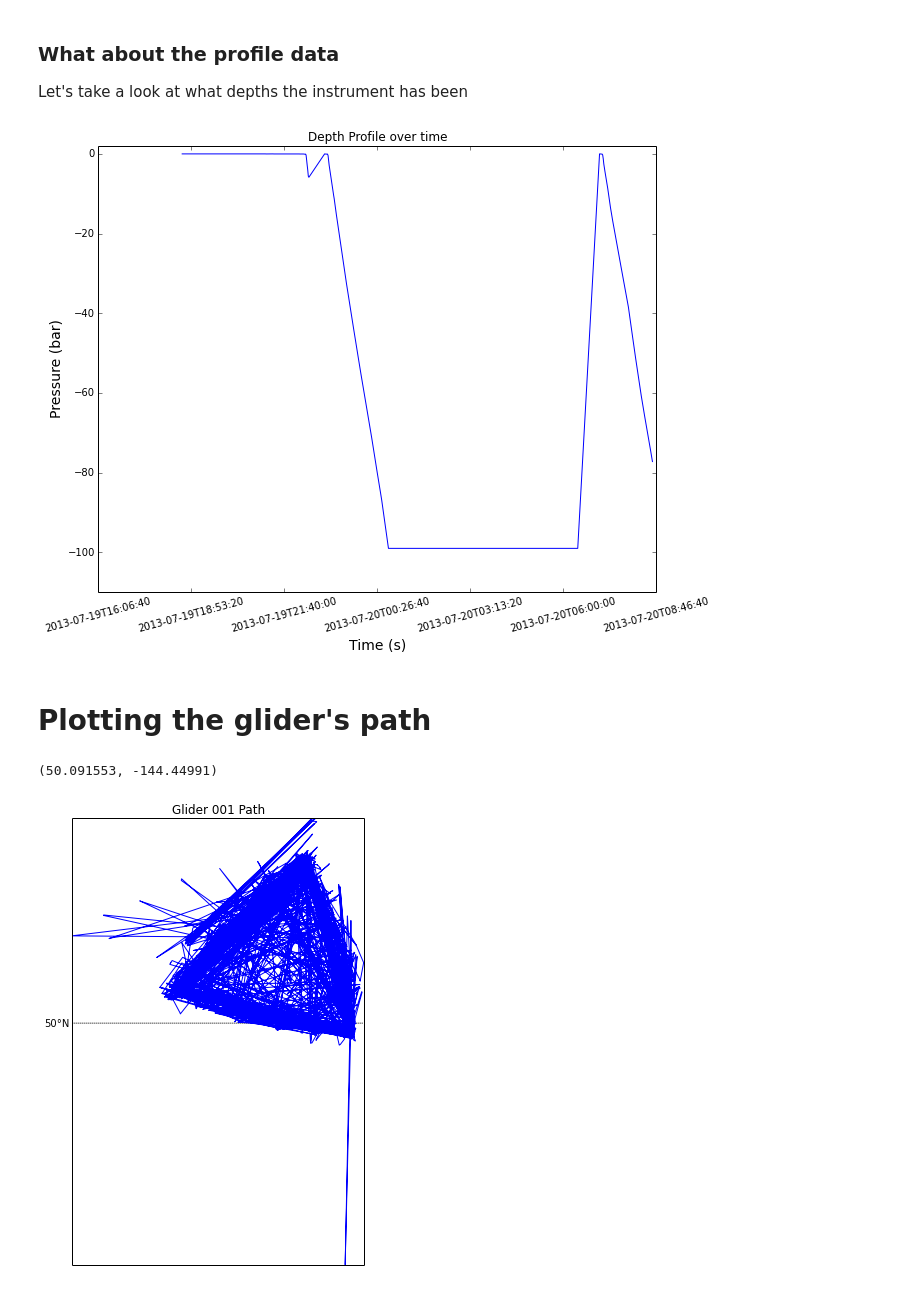
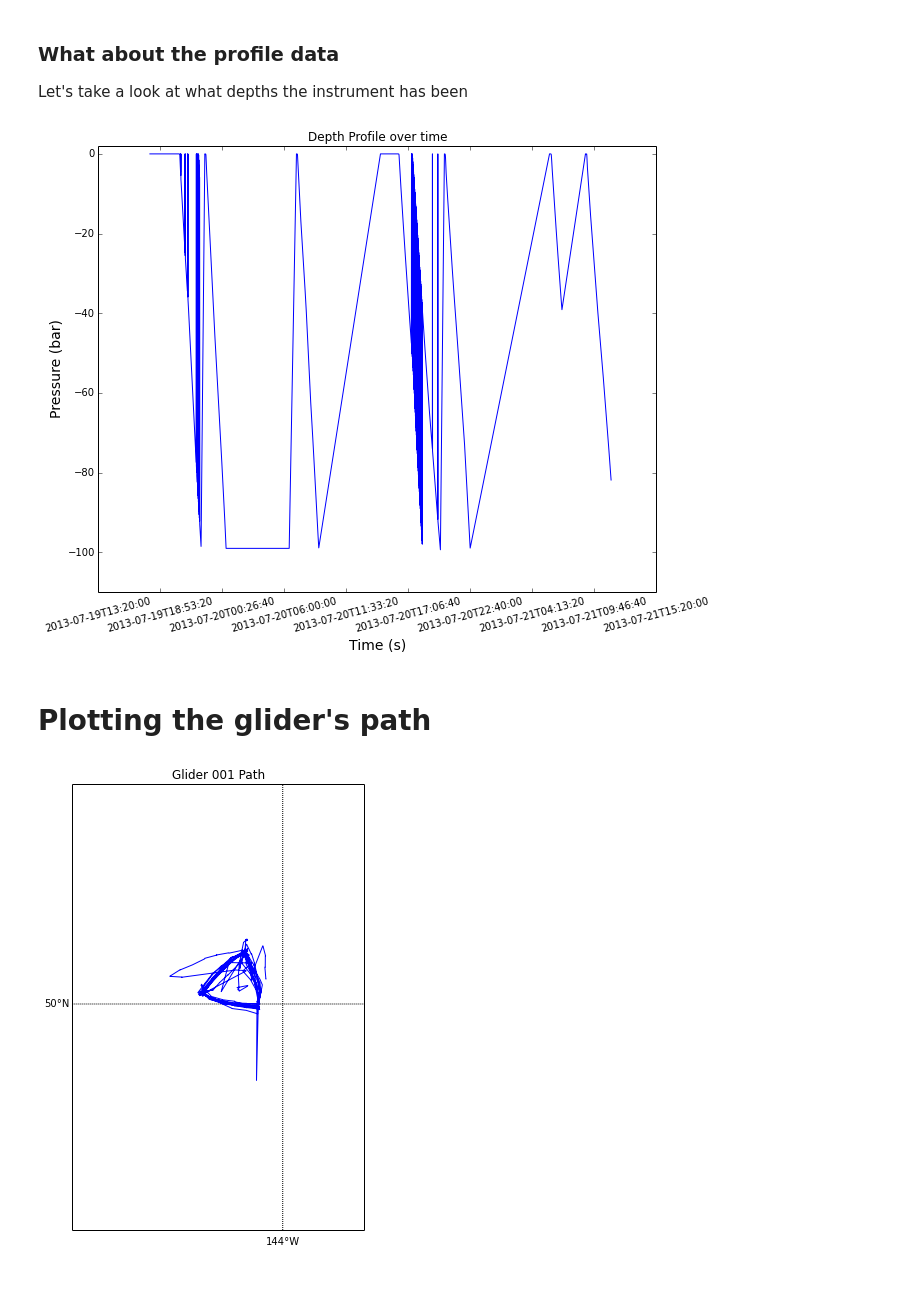
Before and after one commit to ooici/ooitk, a Jupyter notebook: notebooks/Glider 001 Example.ipynb, the cells around one changed output. Cells and saved outputs as stored; diff of their text form; code cells hidden in the pictures.

```diff
--- a/notebooks/Glider 001 Example.ipynb
+++ b/notebooks/Glider 001 Example.ipynb
@@ -64,0 +105,14 @@ plt.show()
+# %%
+# Make the images larger
+pylab.rcParams['figure.figsize'] = (10.0, 8.0)
+
+# Only Plot
+ax = plt.subplot(111)
+ax.set_autoscaley_on(False)
+ax.set_xlabel('Density (kg/m)', fontsize=14)
+#ax.set_ylabel('Pressure (dbar)', fontsize=14)
+ax.set_ylim((-100,0))
+ax.set_xlim((1020, 1040))
+ax.plot(rho[::step], -pres[::step], c='g')
+
+plt.show()
@@ -67,12 +123,11 @@ plt.show()
 
 Let's take a look at what depths the instrument has been
 # %%
-time = session.variables['time'][:360]
-depth = session.variables['sci_water_pressure'][:360]
+# Get the first 1024 timesteps
+time = session.variables['time'][:1024]
+depth = session.variables['sci_water_pressure'][:1024]
 
 pylab.rcParams['figure.figsize'] = (10.0, 8.0)
-
-# Number of samples on graph
 
 ax = plt.subplot(111)
 ax.set_xlabel('Time (s)', fontsize=14)
@@ -85,13 +140,14 @@ plt.setp(plt.subplot(111).get_xticklabels(), rotation=15)
 
 plt.show()
 # %% [output]
-[figure, old version]
+[figure, new version]
 # %%
 session.close()
 # %% [markdown]
 # Plotting the glider's path
 # %%
+from ooitk.session import ERDDAPSession
 # Get the glider's engineering data
-erddap_url = 'http://erddap-test.oceanobservatories.org:8080/erddap/tabledap/b35f95def0a8447bbb091a397765f0f0.html'
+erddap_url = 'http://erddap-test.oceanobservatories.org:8080/erddap/tabledap/9a3dde59936345d182df2f1b2a5b859d.html'
 
 session = ERDDAPSession(erddap_url)
@@ -100,15 +153,0 @@ session.open()
-# %%
-lat = session.variables['m_gps_lat'][:]
-lon = session.variables['m_gps_lon'][:]
-
-# filter out the fill values
-mask = lat != -9999999.0
-# filter out erroneous values
-mask &= lat < 90
-# Filter out only the west coast
-mask &= lon < -120
-
-lat = lat[mask]
-lon = lon[mask]
-# %% [output]
-(50.091553, -144.44991)
@@ -115,16 +160,17 @@ lon = lon[mask]
 # %%
 from mpl_toolkits.basemap import Basemap
 
-m = Basemap(projection='merc', llcrnrlat = np.min(lat), urcrnrlat = np.max(lat), llcrnrlon = np.min(lon), urcrnrlon = np.max(lon), resolution='i')
+# Plot the location/path information on a standard mercator projection
+m = Basemap(projection='merc', llcrnrlat = np.min(lat)-1, urcrnrlat = np.max(lat)+1, llcrnrlon = np.min(lon)-1, urcrnrlon = np.max(lon)+1, resolution='l')
 parallels = np.arange(0., 90., 10.)
 m.drawparallels(parallels, labels=[1, 0, 0, 0], fontsize=10)
-meridians = np.arange(180., 360., 10.)
+meridians = np.arange(180, 360., 4.)
 m.drawmeridians(meridians, labels=[0,0,0,1], fontsize=10)
 x, y = m(lon, lat)
 plt.plot(x,y)
 plt.title('Glider 001 Path')
 plt.show()
 # %% [output]
-[figure, old version]
+[figure, new version]
 # %%
 session.close()
```
Also changed, not shown: parts of 20 cells of this notebook, 3 other files.
